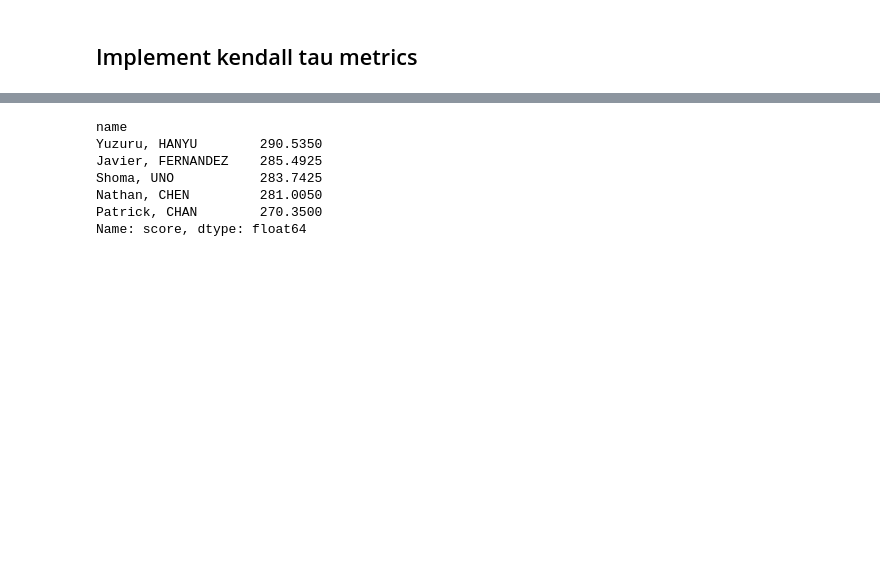
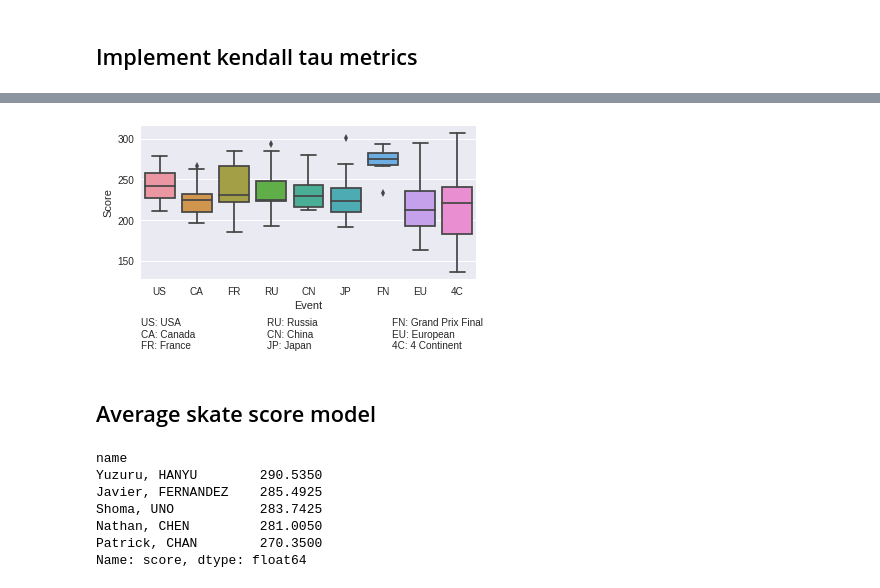
Before and after one commit to khanhnguyendata/skate_predict, a Jupyter notebook: analysis.ipynb, the cells around one changed output, grey strips where cells are left out. Drawn from its saved outputs; the diff is of its cells as text; code cells hidden in the pictures; blank space fills up the shorter version.

Commit message:
Build box plot for 2017 event scores

```diff
--- a/analysis.ipynb
+++ b/analysis.ipynb
@@ -84,3 +97,34 @@ season_scores, world_scores = get_yearly_scores(2017, season_train, world_train)
+# %%
+fig = plt.figure()
+grid = plt.GridSpec(4, 3, hspace=1.5, wspace=0.5)
+ax_box = fig.add_subplot(grid[:-1, :])
+ax_box = sns.boxplot(x='event', y='score', data=season_scores, ax=ax_box)
+ax_box.set_xlabel('Event')
+ax_box.set_ylabel('Score')
+
+ax_label1 = fig.add_subplot(grid[-1, 0])
+ax_label2 = fig.add_subplot(grid[-1, 1])
+ax_label3 = fig.add_subplot(grid[-1, 2])
+
+for ax in [ax_label1, ax_label2, ax_label3]:
+    ax.set_facecolor('white')
+    ax.get_xaxis().set_visible(False)
+    ax.get_yaxis().set_visible(False)
+
+ax_label1.text(0, 1, s='US: USA\nCA: Canada\nFR: France',
+               verticalalignment='top',
+               transform=ax_label1.transAxes)
+ax_label2.text(0, 1, s='RU: Russia\nCN: China\nJP: Japan',
+               verticalalignment='top',
+               transform=ax_label2.transAxes)
+ax_label3.text(0, 1, s='FN: Grand Prix Final\nEU: European\n4C: 4 Continent',
+               verticalalignment='top',
+               transform=ax_label3.transAxes)
+# ax.get_figure().savefig('2017_score_dist.png')
+# %% [output]
+[figure, added]
+# %% [markdown]
+## Average skate score model
 # %%
 season_avg = season_scores.groupby('name')['score'].mean().sort_values(ascending=False)
 season_avg.head()
```
Also changed, not shown: parts of 4 cells of this notebook, 2 other files.
